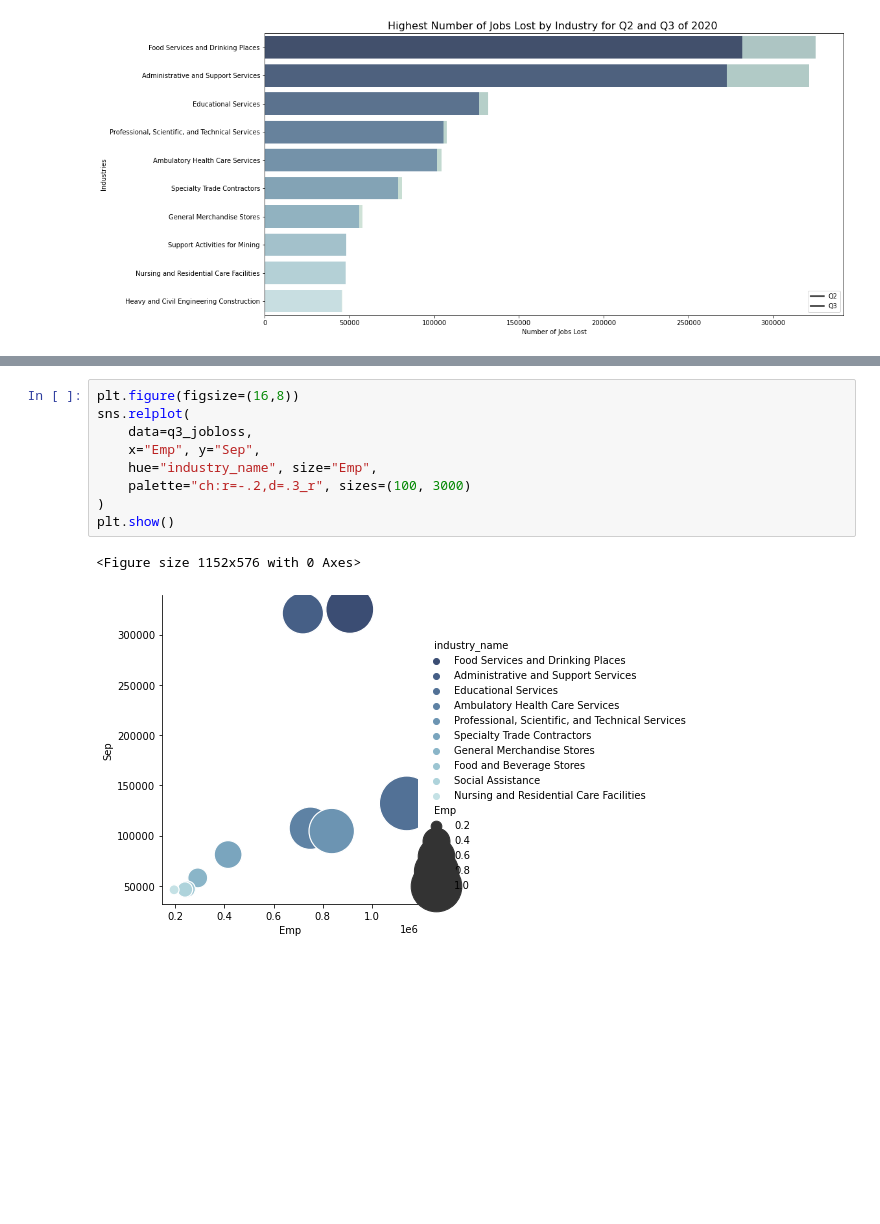
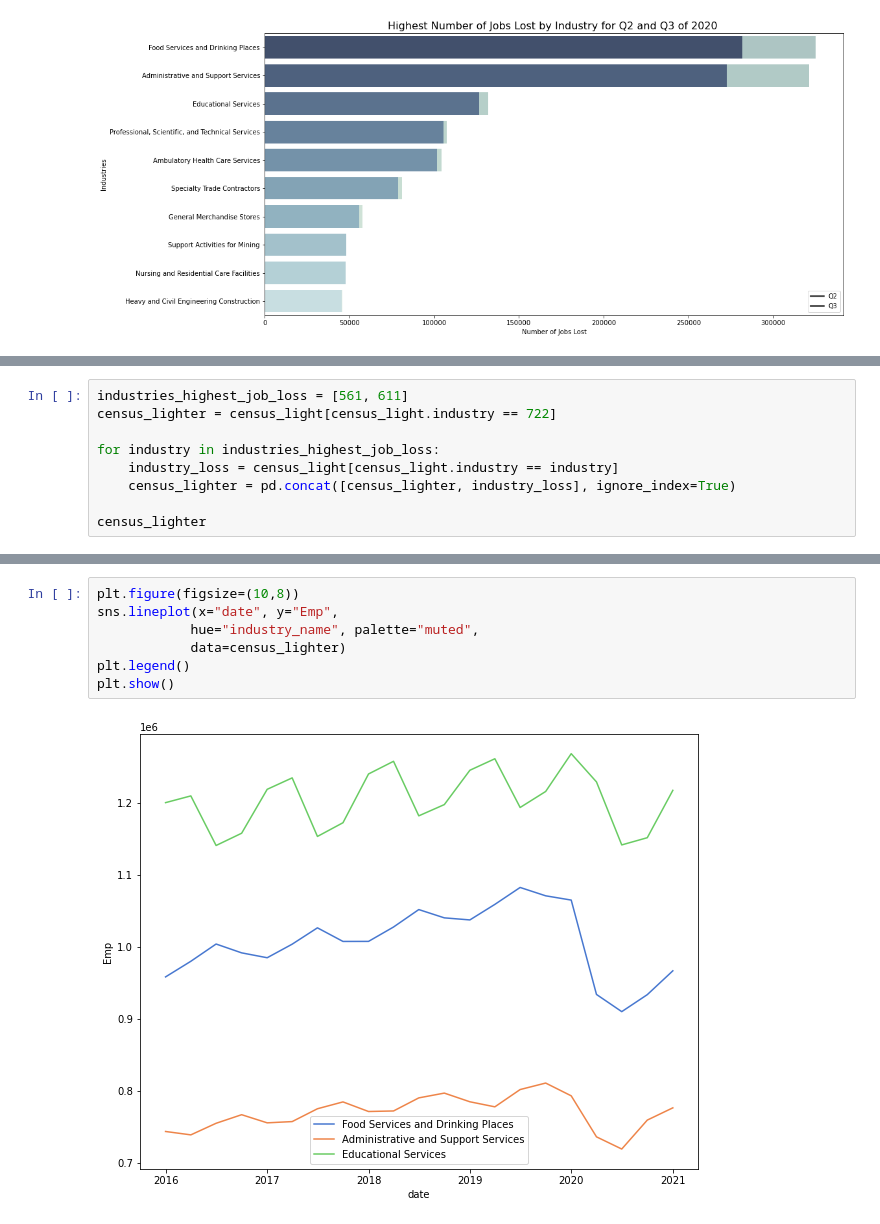
Before and after one commit to capstone-job-market-analysis/job-market-analysis, a Jupyter notebook: jeff_explore.ipynb, the cells around one changed output, grey strips where cells are left out. Saved outputs shown, nothing was run; the diff lists cells and outputs as text; blank space fills up the shorter version.

```diff
--- a/jeff_explore.ipynb
+++ b/jeff_explore.ipynb
@@ -248,0 +265,9 @@ plt.show()
+# %%
+industries_highest_job_loss = [561, 611]
+census_lighter = census_light[census_light.industry == 722]
+
+for industry in industries_highest_job_loss:
+    industry_loss = census_light[census_light.industry == industry]
+    census_lighter = pd.concat([census_lighter, industry_loss], ignore_index=True)
+
+census_lighter
@@ -249,12 +296,9 @@ plt.show()
 # %%
-plt.figure(figsize=(16,8))
-sns.relplot(
-    data=q3_jobloss,
-    x="Emp", y="Sep",
-    hue="industry_name", size="Emp",
-    palette="ch:r=-.2,d=.3_r", sizes=(100, 3000)
-)
+plt.figure(figsize=(10,8))
+sns.lineplot(x="date", y="Emp",
+            hue="industry_name", palette="muted",
+            data=census_lighter)
+plt.legend()
 plt.show()
 # %% [output]
-<Figure size 1152x576 with 0 Axes>
-[figure, old version]
+[figure, new version]
```
Also changed, not shown: parts of 4 cells of this notebook.
